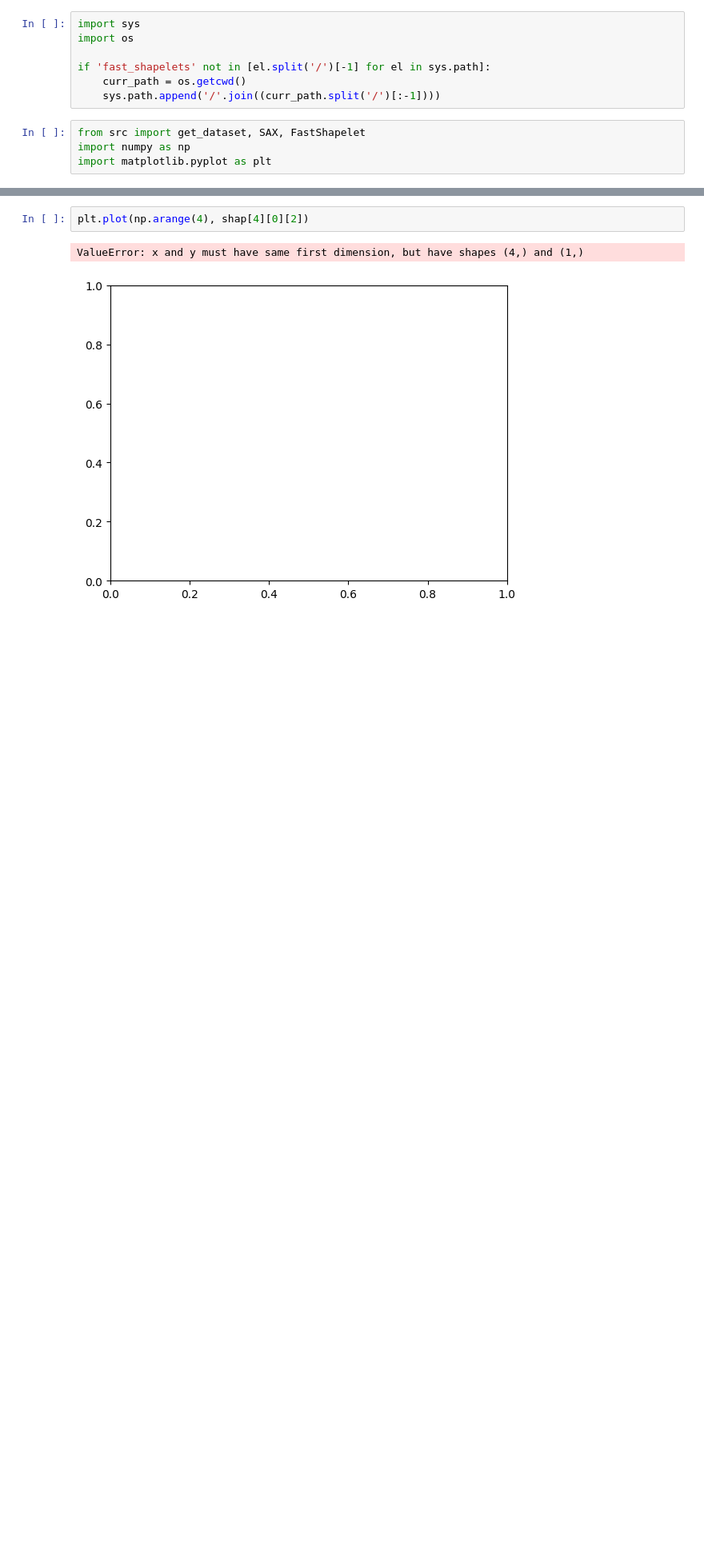
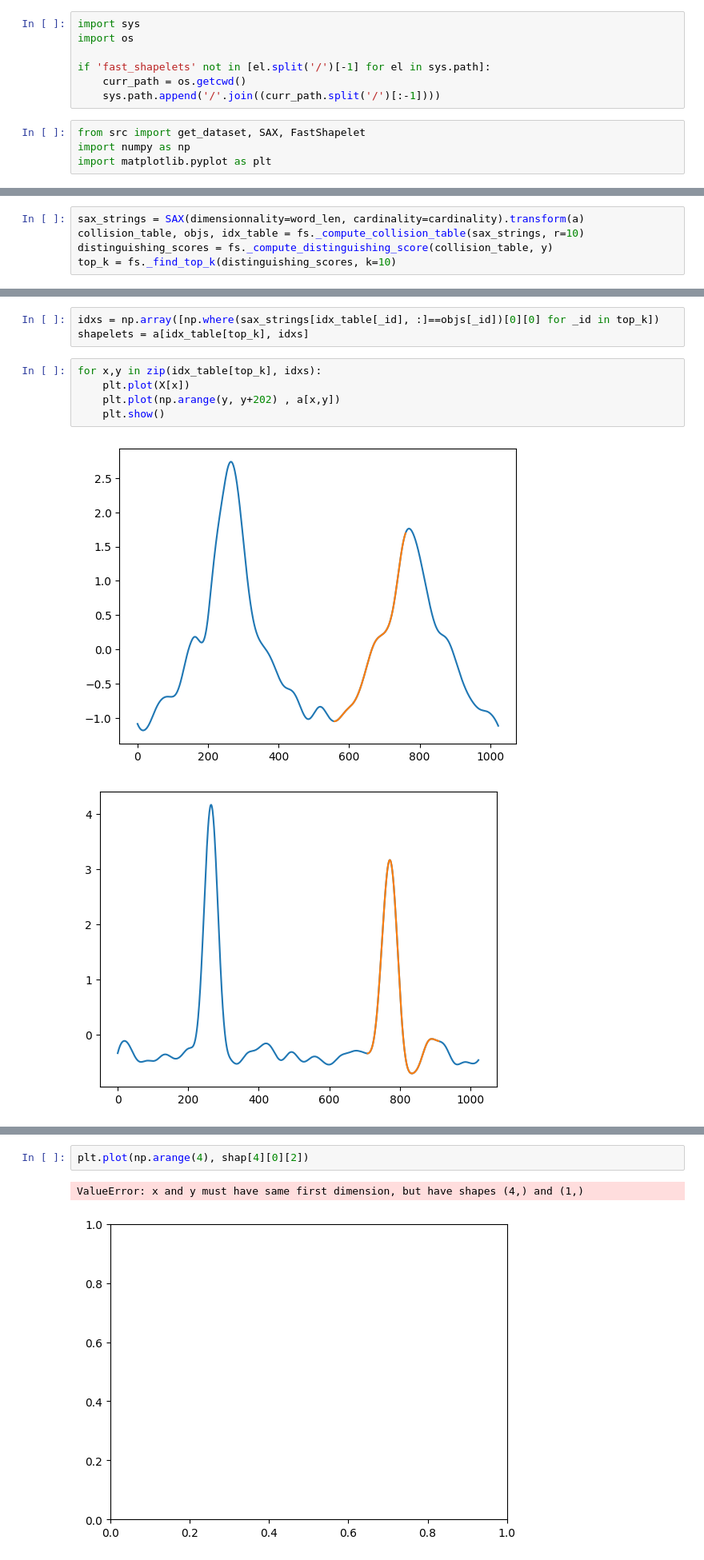
Before and after one commit to g0bel1n/fast_shapelets, a Jupyter notebook: notebooks/draft.ipynb, the cells around one changed output, grey strips where cells are left out. Shown at 80% size. Drawn from its saved outputs; the diff is of its cells as text; blank space fills up the shorter version.

```diff
--- a/notebooks/draft.ipynb
+++ b/notebooks/draft.ipynb
@@ -139,0 +59,5 @@ shap
+# %%
+sax_strings = SAX(dimensionnality=word_len, cardinality=cardinality).transform(a)
+collision_table, objs, idx_table = fs._compute_collision_table(sax_strings, r=10)
+distinguishing_scores = fs._compute_distinguishing_score(collision_table, y)
+top_k = fs._find_top_k(distinguishing_scores, k=10)
@@ -139,0 +76,11 @@ shap
+# %%
+idxs = np.array([np.where(sax_strings[idx_table[_id], :]==objs[_id])[0][0] for _id in top_k])
+shapelets = a[idx_table[top_k], idxs]
+# %%
+for x,y in zip(idx_table[top_k], idxs):
+    plt.plot(X[x])
+    plt.plot(np.arange(y, y+202) , a[x,y])
+    plt.show()
+# %% [output]
+[figure, added]
+[figure, added]
```
Also changed, not shown: parts of 50 cells of this notebook, 2 other files.
